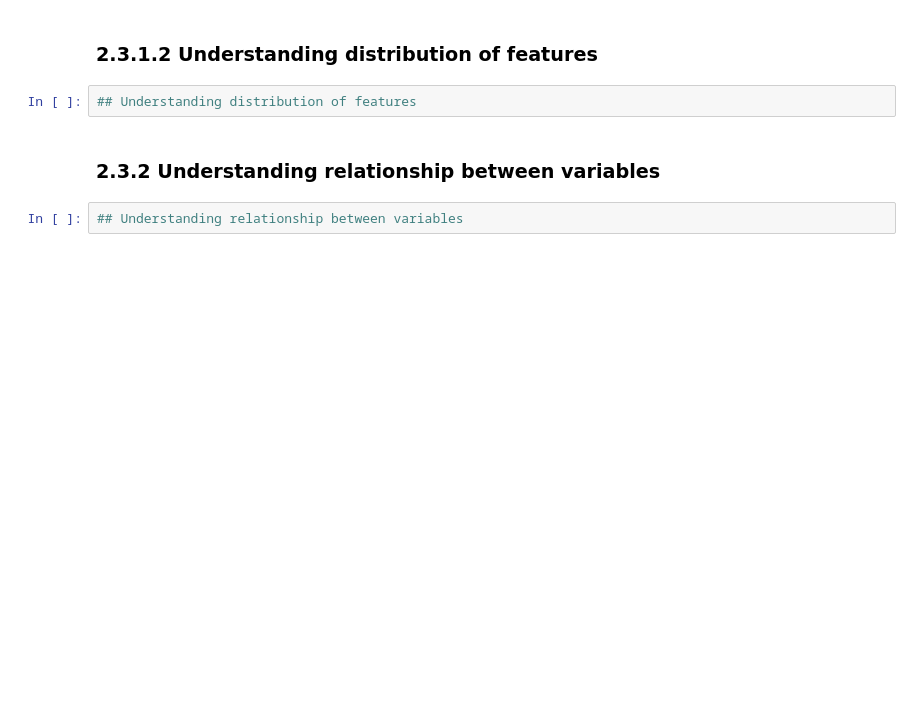
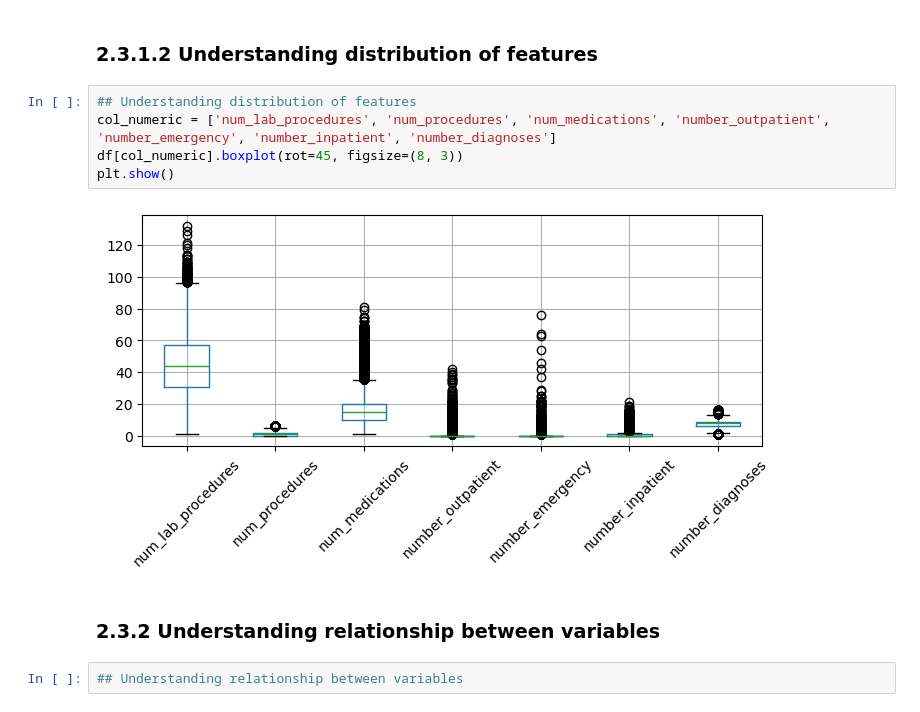
Before and after one commit to saztec/MLDP-C25U02-Apr2026, a Jupyter notebook: Project Dos/MLDP Program Codes Submission Template.ipynb, the cells around one changed output. Drawn from its saved outputs; the diff is of its cells as text; blank space fills up the shorter version.

```diff
--- a/Project Dos/MLDP Program Codes Submission Template.ipynb
+++ b/Project Dos/MLDP Program Codes Submission Template.ipynb
@@ -50,6 +139,11 @@ Goal: ?
 ### 2.3.1.2 Understanding distribution of features
 # %%
 ## Understanding distribution of features
+col_numeric = ['num_lab_procedures', 'num_procedures', 'num_medications', 'number_outpatient', 'number_emergency', 'number_inpatient', 'number_diagnoses']
+df[col_numeric].boxplot(rot=45, figsize=(8, 3))
+plt.show()
+# %% [output]
+[figure, added]
 # %% [markdown]
 ### 2.3.2 Understanding relationship between variables
 # %%
```
Also changed, not shown: parts of 8 cells of this notebook, 1 other file.
